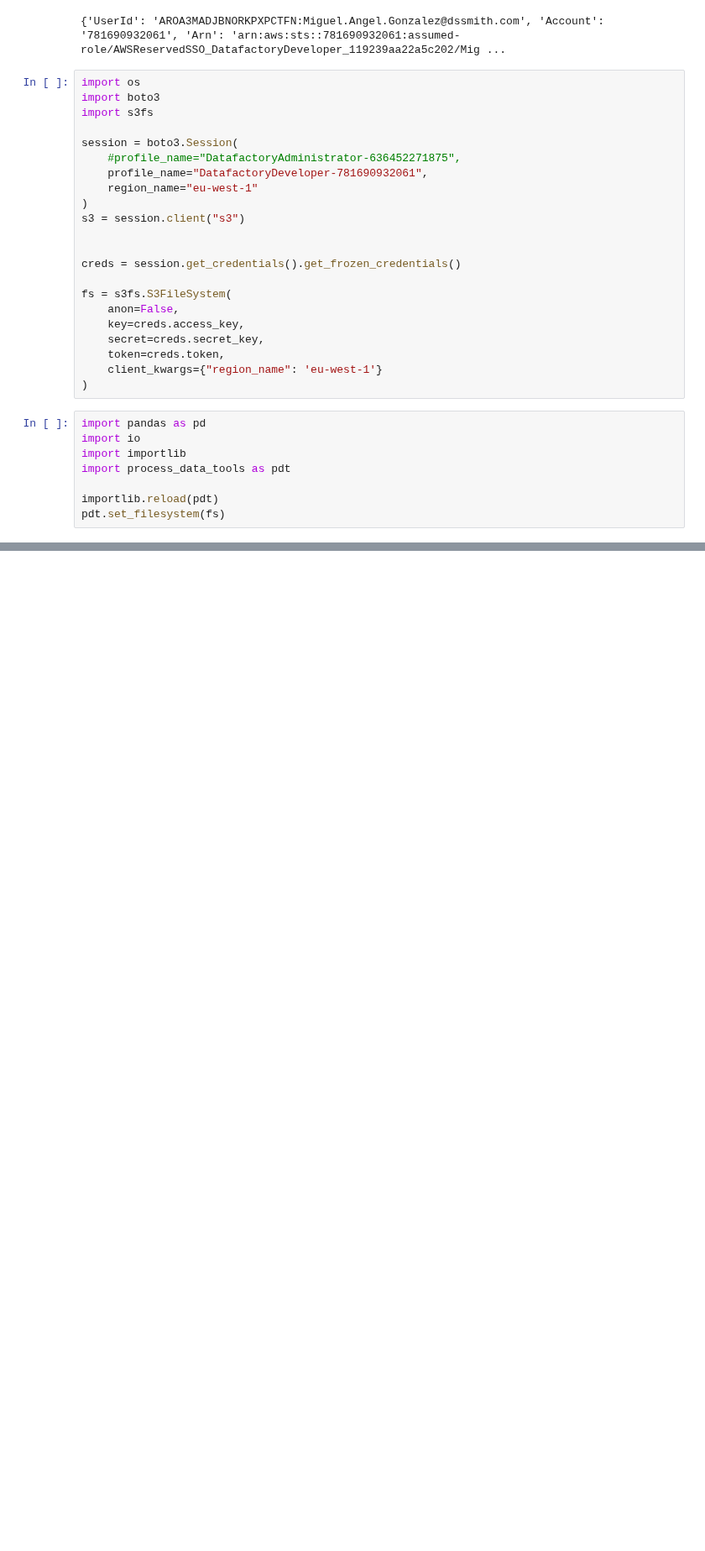
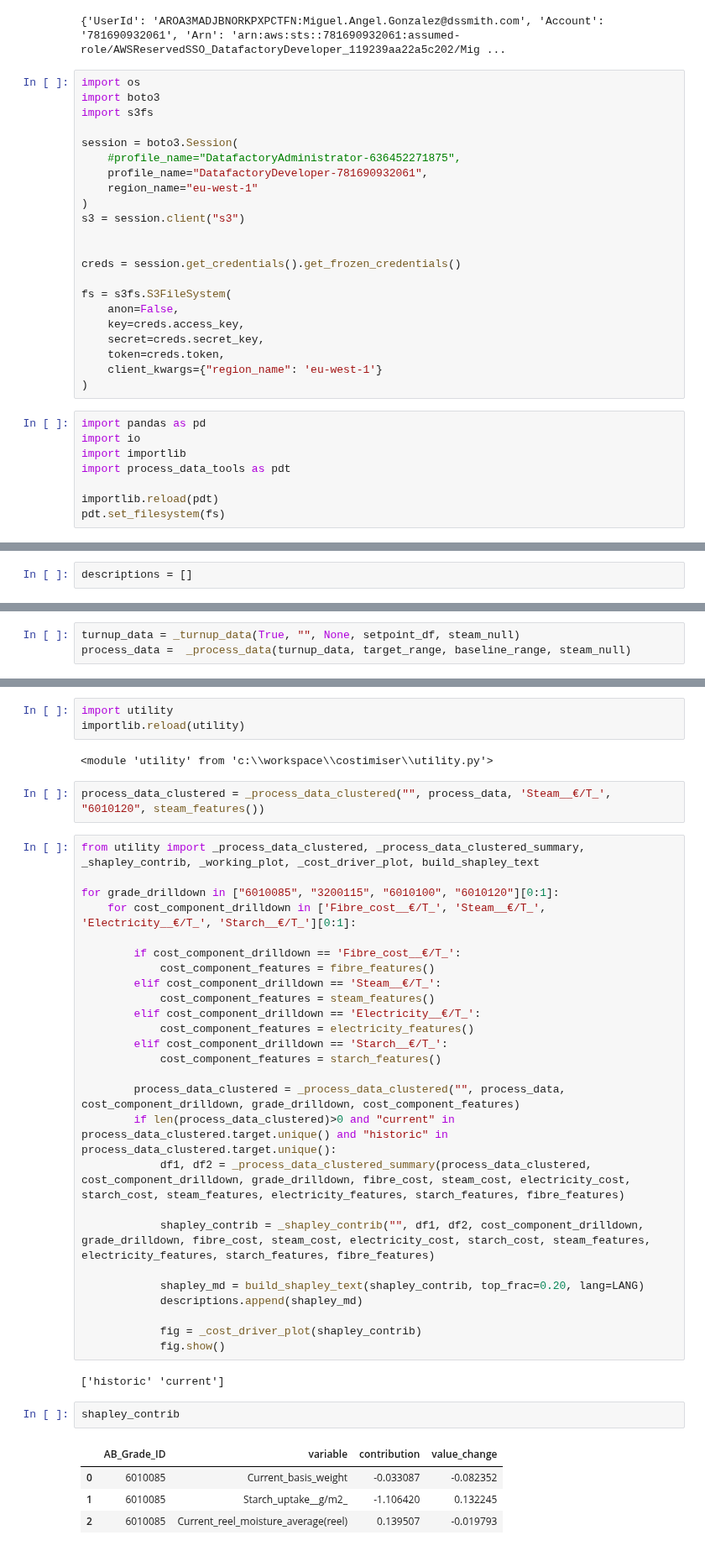
Before and after one commit to Miggon-dev/costimiser2, a Jupyter notebook: ai_process_analyst.ipynb, the cells around one changed output, grey strips where cells are left out. Shown at 84% size. Cells and saved outputs as stored; diff of their text form; blank space fills up the shorter version.

```diff
--- a/ai_process_analyst.ipynb
+++ b/ai_process_analyst.ipynb
@@ -116,0 +497,2 @@ print(pdt.describe_dataframe(df))
+# %%
+descriptions = []
@@ -116,0 +529,3 @@ print(pdt.describe_dataframe(df))
+# %%
+turnup_data = _turnup_data(True, "", None, setpoint_df, steam_null)
+process_data =  _process_data(turnup_data, target_range, baseline_range, steam_null)
@@ -116,0 +540,42 @@ print(pdt.describe_dataframe(df))
+# %%
+import utility
+importlib.reload(utility)
+# %% [output]
+<module 'utility' from 'c:\\workspace\\costimiser\\utility.py'>
+# %%
+process_data_clustered = _process_data_clustered("", process_data, 'Steam__€/T_', "6010120", steam_features())
+# %%
+from utility import _process_data_clustered, _process_data_clustered_summary, _shapley_contrib, _working_plot, _cost_driver_plot, build_shapley_text
+
+for grade_drilldown in ["6010085", "3200115", "6010100", "6010120"][0:1]:
+    for cost_component_drilldown in ['Fibre_cost__€/T_', 'Steam__€/T_', 'Electricity__€/T_', 'Starch__€/T_'][0:1]:
+
+        if cost_component_drilldown == 'Fibre_cost__€/T_':
+            cost_component_features = fibre_features()
+        elif cost_component_drilldown == 'Steam__€/T_':
+            cost_component_features = steam_features()
+        elif cost_component_drilldown == 'Electricity__€/T_':
+            cost_component_features = electricity_features()
+        elif cost_component_drilldown == 'Starch__€/T_':
+            cost_component_features = starch_features()
+
+        process_data_clustered = _process_data_clustered("", process_data, cost_component_drilldown, grade_drilldown, cost_component_features)
+        if len(process_data_clustered)>0 and "current" in process_data_clustered.target.unique() and "historic" in process_data_clustered.target.unique():
+            df1, df2 = _process_data_clustered_summary(process_data_clustered, cost_component_drilldown, grade_drilldown, fibre_cost, steam_cost, electricity_cost, starch_cost, steam_features, electricity_features, starch_features, fibre_features)
+
+            shapley_contrib = _shapley_contrib("", df1, df2, cost_component_drilldown, grade_drilldown, fibre_cost, steam_cost, electricity_cost, starch_cost, steam_features, electricity_features, starch_features, fibre_features)
+
+            shapley_md = build_shapley_text(shapley_contrib, top_frac=0.20, lang=LANG)
+            descriptions.append(shapley_md)
+
+            fig = _cost_driver_plot(shapley_contrib)
+            fig.show()
+# %% [output]
+['historic' 'current']
+# %%
+shapley_contrib
+# %% [output]
+|  | AB_Grade_ID | variable | contribution | value_change |
+| 0 | 6010085 | Current_basis_weight | -0.033087 | -0.082352 |
+| 1 | 6010085 | Starch_uptake__g/m2_ | -1.106420 | 0.132245 |
+| 2 | 6010085 | Current_reel_moisture_average(reel) | 0.139507 | -0.019793 |
```
Also changed, not shown: parts of 38 cells of this notebook, 10 other files.
